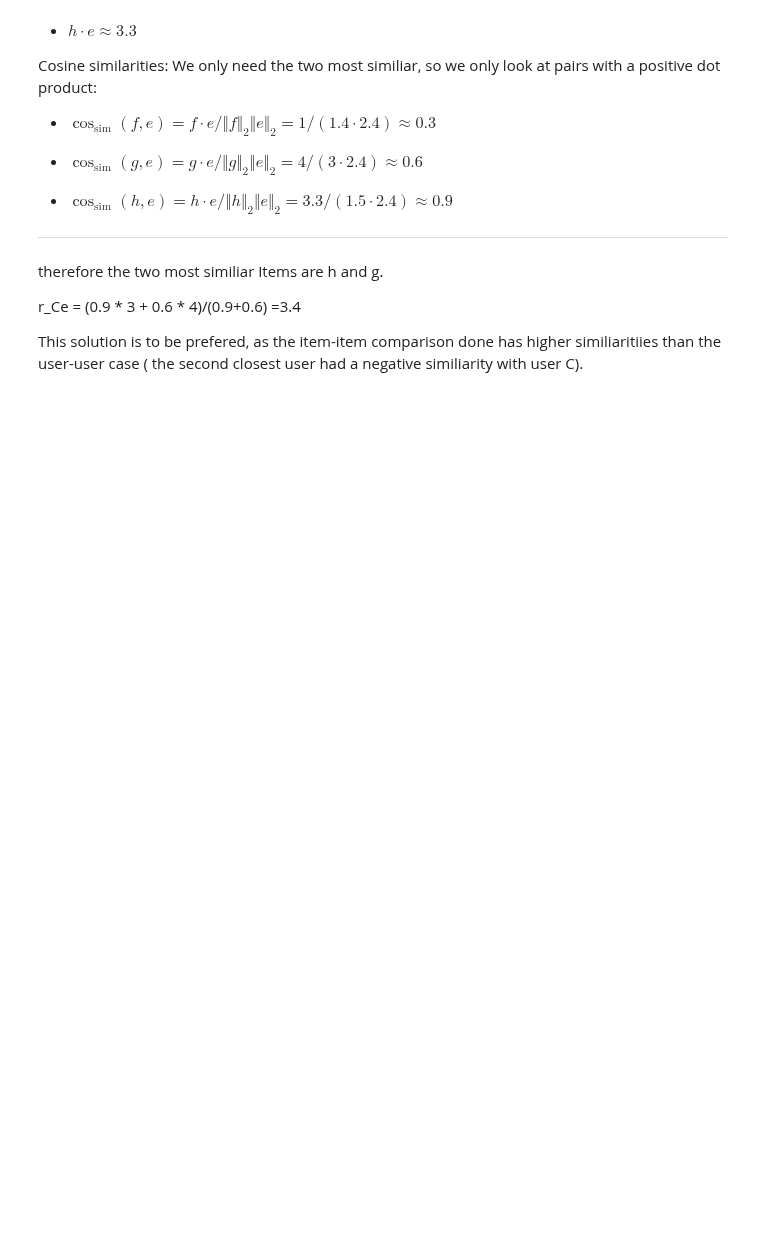
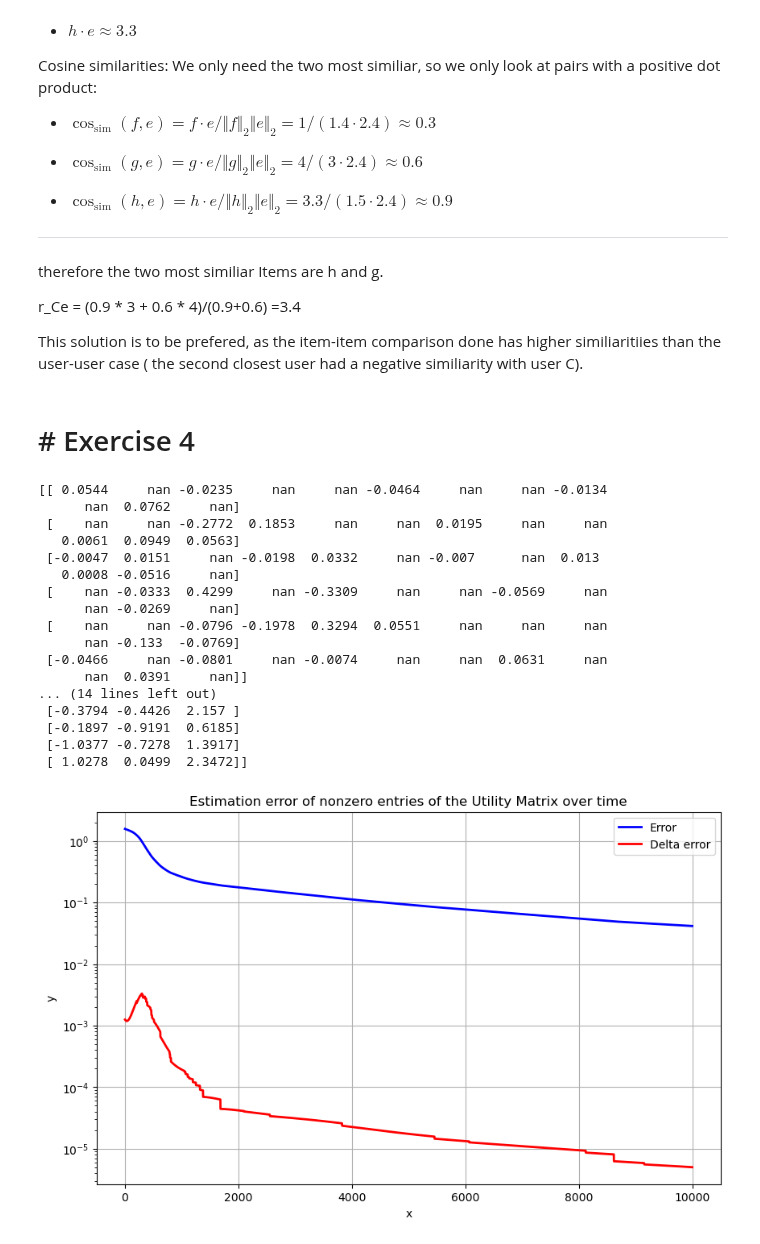
Before and after one commit to sengercoding/MMD-fichiu-maekel-senger, a Jupyter notebook: rec_sys/sheet03.ipynb, the cells around one changed output. Cells and saved outputs as stored; diff of their text form; code cells hidden in the pictures; blank space fills up the shorter version.

```diff
--- a/rec_sys/sheet03.ipynb
+++ b/rec_sys/sheet03.ipynb
@@ -133,3 +133,69 @@ therefore the two most similiar Items are h and g.
 r_Ce = (0.9 * 3 + 0.6 * 4)/(0.9+0.6) =3.4
 
 This solution is to be prefered, as the item-item comparison done has higher similiaritiies than the user-user case ( the second closest user had a negative similiarity with user C).
+# %% [markdown]
+# # Exercise 4
+# %%
+import numpy as np
+np.set_printoptions(precision=4)
+
+MAT_R = np.array([[1, 0 ,3,0,0,5,0,0,5,0,4,0],[0,0,5,4,0,0,4,0,0,2,1,3],[2,4,0,1,2,0,3,0,4,3,5,0],[0,2,4,0,5,0,0,4,0,0,2,0],[0,0,4,3,4,2,0,0,0,0,2,5],[1,0,3,0,3,0,0,2,0,0,4,0]])
+K=3
+n_epochs = 10000
+alpha=0.0002
+rng = np.random.default_rng()
+Q=rng.uniform(-1,1,size=(MAT_R.shape[0],K))
+P=rng.uniform(-1,1,size=(MAT_R.shape[1],K))
+
+#print(np.inner(Q,P))
+E = []
+for n in range(n_epochs):
+    R_est = np.dot(Q,P.T)
+    Error_all = (MAT_R-R_est)
+    Error_all[MAT_R==0]=0
+    E.append(np.mean(np.abs(Error_all)))
+    for j in range(MAT_R.shape[0]):
+        for i in range(MAT_R.shape[1]):
+            Q[j,:] +=  2 * alpha * Error_all[j,i] * P[i,:]
+            P[i,:] +=  2 * alpha * Error_all[j,i] * Q[j,:]
+E_disp = R_est - MAT_R
+E_disp[MAT_R==0]=np.nan
+print(E_disp)
+print(Q)
+print(P)
+import matplotlib.pyplot as plt
+
+# Plotting the line plot
+plt.figure(figsize=(10, 6))
+plt.plot(E, label="Error", color="blue", linewidth=2)
+plt.plot( np.abs(np.array(E)[1:]-np.array(E)[:-1]), label="Delta error", color="red", linewidth=2)
+
+# Adding labels and title
+plt.title("Estimation error of nonzero entries of the Utility Matrix over time")
+plt.xlabel("x")
+plt.ylabel("y")
+plt.legend()
+plt.yscale("log")
+plt.grid(True)
+
+# Display the plot
+plt.show()
+# %% [output]
+[[ 0.0544     nan -0.0235     nan     nan -0.0464     nan     nan -0.0134
+      nan  0.0762     nan]
+ [    nan     nan -0.2772  0.1853     nan     nan  0.0195     nan     nan
+   0.0061  0.0949  0.0563]
+ [-0.0047  0.0151     nan -0.0198  0.0332     nan -0.007      nan  0.013
+   0.0008 -0.0516     nan]
+ [    nan -0.0333  0.4299     nan -0.3309     nan     nan -0.0569     nan
+      nan -0.0269     nan]
+ [    nan     nan -0.0796 -0.1978  0.3294  0.0551     nan     nan     nan
+      nan -0.133  -0.0769]
+ [-0.0466     nan -0.0801     nan -0.0074     nan     nan  0.0631     nan
+      nan  0.0391     nan]]
+... (14 lines left out)
+ [-0.3794 -0.4426  2.157 ]
+ [-0.1897 -0.9191  0.6185]
+ [-1.0377 -0.7278  1.3917]
+ [ 1.0278  0.0499  2.3472]]
+[figure, added]
```
Also changed, not shown: parts of 1 cell of this notebook.
